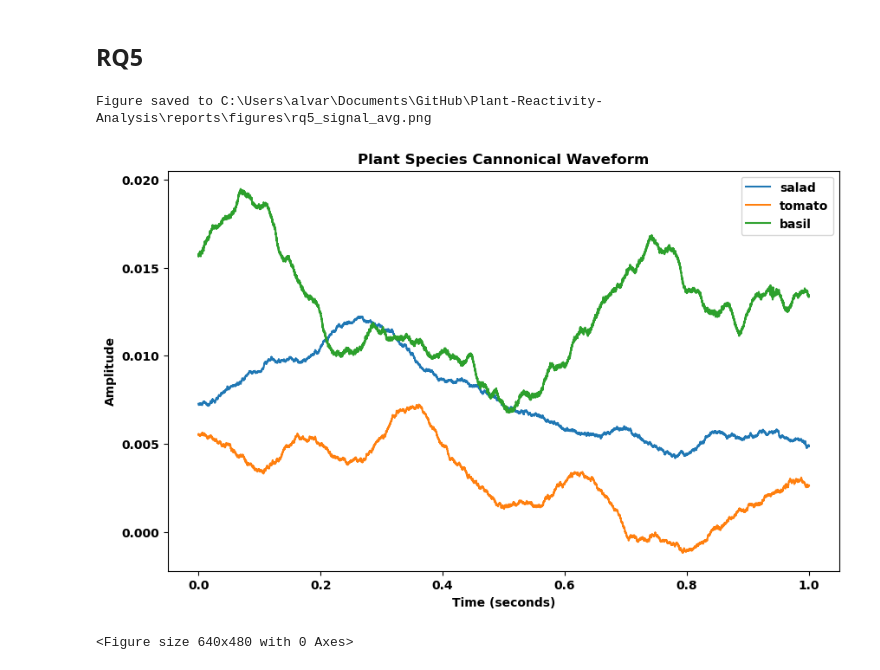
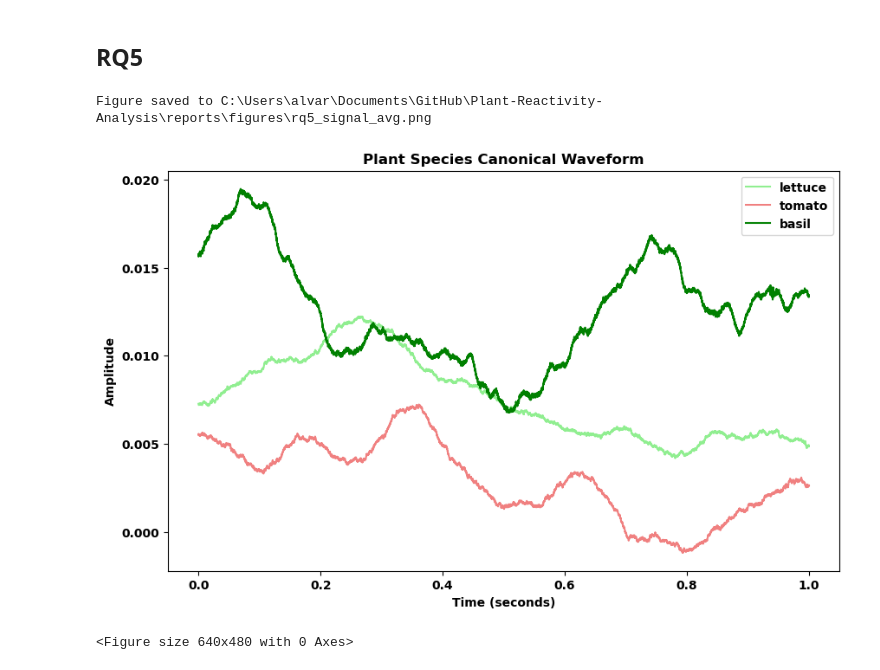
Before and after one commit to alvaro-francisco-gil/plant-reactivity-analysis, a Jupyter notebook: notebooks/5. EDA - Average Cannonical Signals.ipynb, the cells around one changed output. Cells and saved outputs as stored; diff of their text form; code cells hidden in the pictures.

Commit message:
add_ppt, finish 567notebooks, organize reports

```diff
--- a/notebooks/5. EDA - Average Cannonical Signals.ipynb
+++ b/notebooks/5. EDA - Average Cannonical Signals.ipynb
@@ -139,10 +139,10 @@ rq5_classes_indices= get_class_indices(rq5_targets)
 avg_1= signal_dataset.average_signal(rq5_classes_indices[0])
 avg_2= signal_dataset.average_signal(rq5_classes_indices[1])
 avg_3= signal_dataset.average_signal(rq5_classes_indices[2])
-
-plot_multiple_waveforms(waveforms= [avg_1, avg_2, avg_3], labels=['salad','tomato','basil'], title='Plant Species Cannonical Waveform',
-                            save_path = FIGURES_DIR / "rq5_signal_avg.png", figsize=(10, 6))
-# %% [output]
-Figure saved to C:\Users\alvar\Documents\GitHub\Plant-Reactivity-Analysis\reports\figures\rq5_signal_avg.png
-[figure, removed]
-<Figure size 640x480 with 0 Axes>
+# %%
+plot_multiple_waveforms(waveforms= [avg_1, avg_2, avg_3], labels=['lettuce','tomato','basil'], colors=['lightgreen', 'lightcoral','green'],
+                        title='Plant Species Canonical Waveform', save_path = FIGURES_DIR / "rq5_signal_avg.png", figsize=(10, 6))
+# %% [output]
+Figure saved to C:\Users\alvar\Documents\GitHub\Plant-Reactivity-Analysis\reports\figures\rq5_signal_avg.png
+[figure, added]
+<Figure size 640x480 with 0 Axes>
```
Also changed, not shown: 18 other files.
